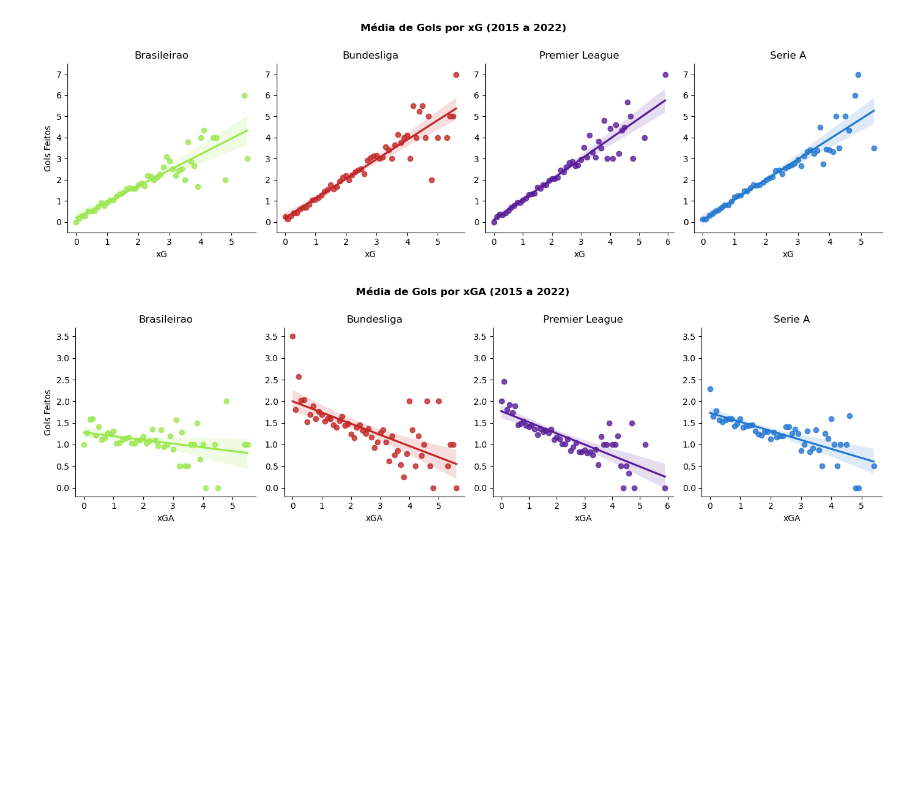
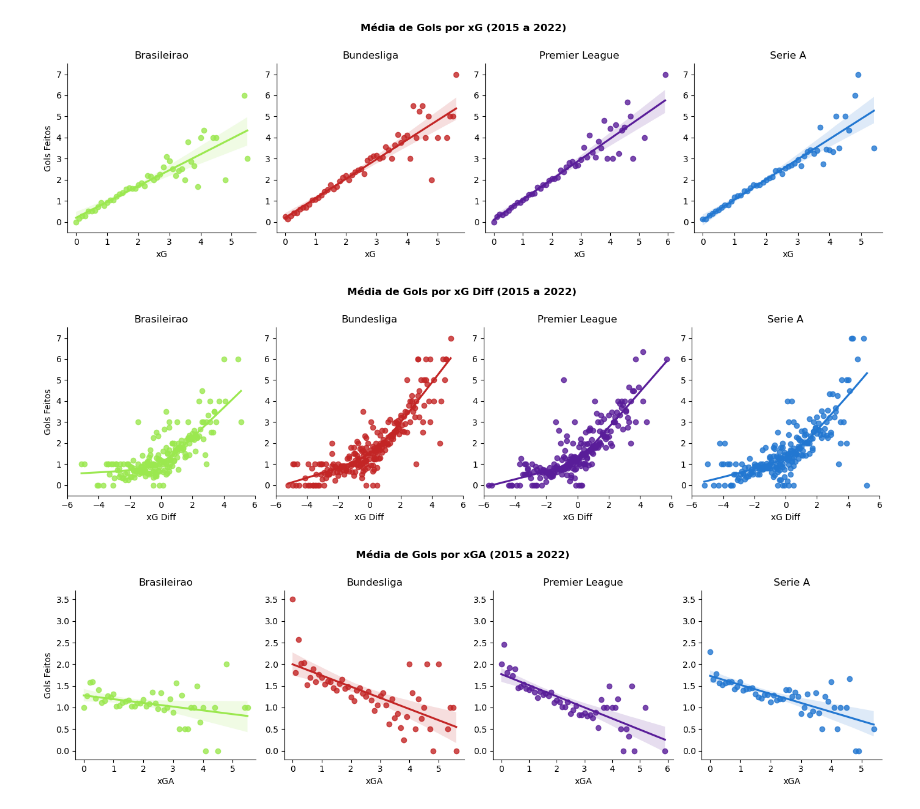
Before and after one commit to salvnetto/GOALS, a Jupyter notebook: analysis.ipynb, the cells around one changed output. Saved outputs shown, nothing was run; the diff lists cells and outputs as text; code cells hidden in the pictures; blank space fills up the shorter version.

```diff
--- a/analysis.ipynb
+++ b/analysis.ipynb
@@ -182,6 +183,33 @@ plt.savefig('figures/analysis/xg_gols-liga.png')
 plt.show()
 # %% [output]
 [figure]
+# %%
+# Média do gols por xG Diff
+historico['xg_diff'] = historico['xg'] - historico['xga']
+xg_diff = historico.groupby(['xg_diff', 'comp'])['gf'].aggregate('mean').reset_index()
+
+# Grafico
+fig, axes = plt.subplots(1, 4, figsize= (14, 4))
+
+for i, league in enumerate(gf_summary.index):
+  sns.regplot(xg_diff[xg_diff['comp'] == league], y= 'gf', x= 'xg_diff', lowess= True, color= colors_league[i], ax= axes[i])
+  axes[i].set_title(league)
+  axes[i].set_ylim(-0.5, 7.5)
+  axes[i].set_xlim(-6, 6)
+  axes[i].spines['top'].set_visible(False)
+  axes[i].spines['right'].set_visible(False)
+  axes[i].set_xlabel('xG Diff')
+  if i > 0:
+    axes[i].set_ylabel('')
+  else:
+    axes[i].set_ylabel('Gols Feitos')
+
+plt.suptitle("Média de Gols por xG Diff (2015 a 2022)", fontweight= 'bold', y= 1)
+plt.tight_layout()
+plt.savefig('figures/analysis/xgdiff_gols-liga.png')
+plt.show()
+# %% [output]
+[figure, added]
 # %%
 # Média de gols por xGA
 xga_gf = historico.groupby(['xga', 'comp'])['gf'].aggregate('mean').reset_index()
```
Also changed, not shown: parts of 9 cells of this notebook, 13 other files.
